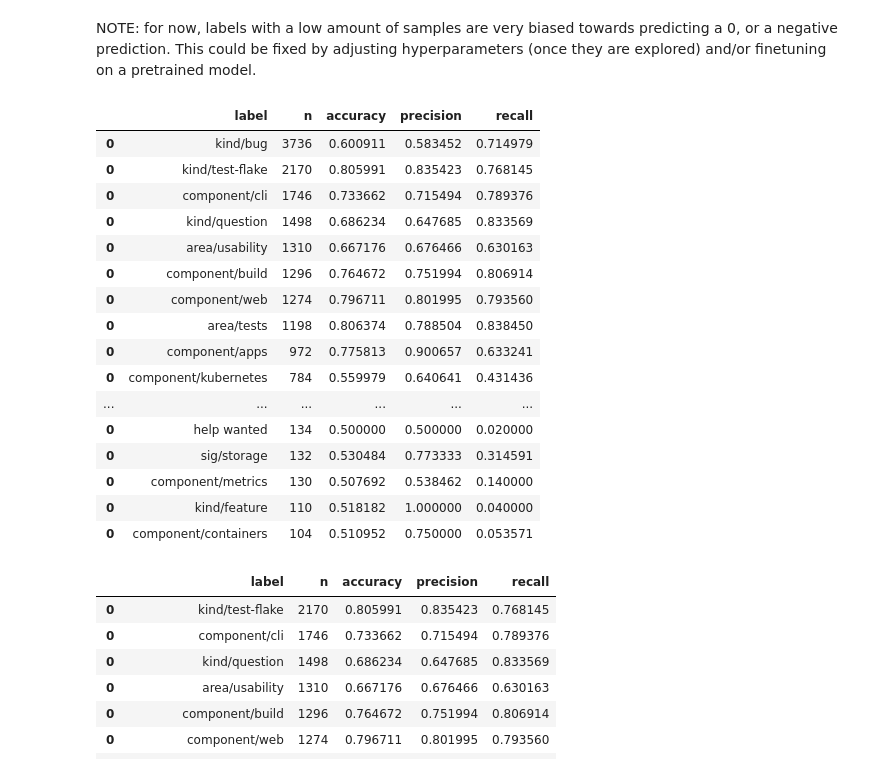
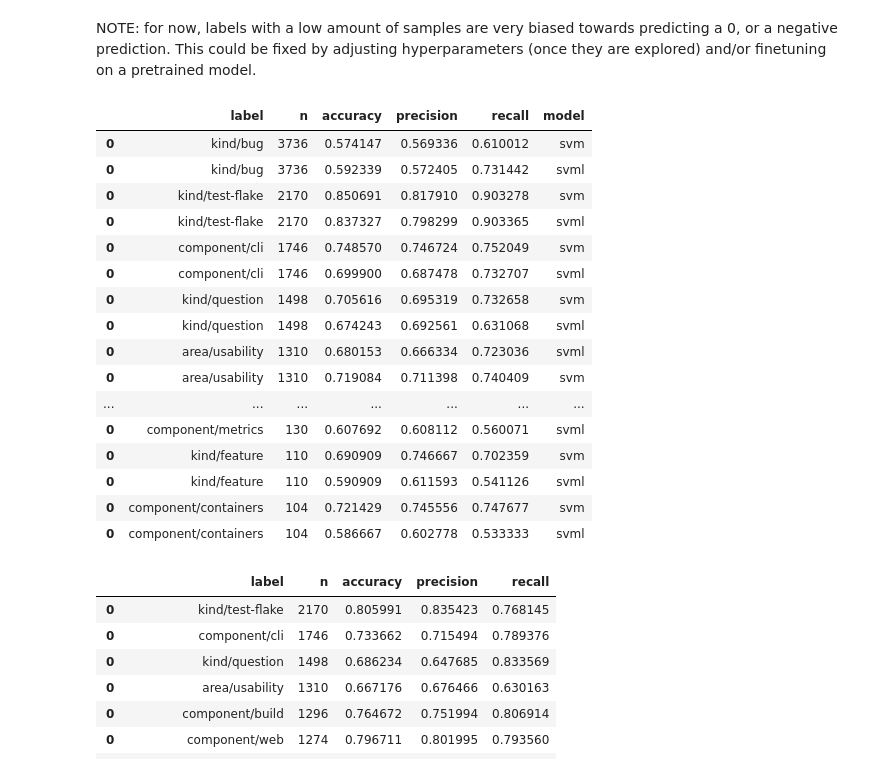
Before and after one commit to antter/github-labeler, a Jupyter notebook: models/fastText_expirements.ipynb, the cells around one changed output. Cells and saved outputs as stored; diff of their text form; code cells hidden in the pictures.

Commit message:
added functionality for other models and preprocessing methods

```diff
--- a/models/fastText_expirements.ipynb
+++ b/models/fastText_expirements.ipynb
@@ -267,0 +276,19 @@ ax.set_xlim((0, 6))
+# %%
+# hacky way to make tfidf work on also tokenized text
+
+
+def dummy_fun(doc):
+    return doc
+
+
+tfidf = TfidfVectorizer(
+    analyzer="word", tokenizer=dummy_fun, preprocessor=dummy_fun, token_pattern=None
+)
+
+tfidf.fit(issues_df.processed.values)
+
+cv = CountVectorizer(
+    analyzer="word", tokenizer=dummy_fun, preprocessor=dummy_fun, token_pattern=None
+)
+
+cv.fit(issues_df.processed.values)
@@ -310,5 +341,3 @@ def get_subdataset(label):
     x = pd.concat((final_neg_samples, pos_samples))
     y = np.concatenate((np.zeros(len(final_neg_samples)), np.ones(len(pos_samples))))
     return x, y.astype(int)
-# %%
-x, y = get_subdataset("kind/question")
@@ -350,5 +394,5 @@ class SVM()
 # %%
-def predict_label(label, k=5, model_class=FT_Model_2):
+def predict_label(label, k=5, model_class=FtModel):
     """
     validates fastText model on the given label, using k-fold cross validation
     """
@@ -376,33 +420,40 @@ def predict_label(label, k=5, model_class=FT_Model_2):
 # %%
 predicted_labels = []
 for label in final_labels:
-    predicted_labels.append(predict_label(label))
+    pred_2 = predict_label(label, model_class=SVM)
+    pred_3 = predict_label(label, model_class=SVML)
+    pred_2["model"] = "svm"
+    pred_3["model"] = "svml"
+    predicted_labels.append(pred_2)
+    predicted_labels.append(pred_3)
 # %% [markdown]
 NOTE: for now, labels with a low amount of samples are very biased towards predicting a 0, or a negative prediction. This could be fixed by adjusting hyperparameters (once they are explored) and/or finetuning on a pretrained model.
 # %%
 # save and print the validation results
+
+pd.set_option("display.max_rows", 150)
 
 results_df = pd.concat(predicted_labels).sort_values("n", ascending=False)
 
 results_df
 # %% [output]
-|  | label | n | accuracy | precision | recall |
-| 0 | kind/bug | 3736 | 0.600911 | 0.583452 | 0.714979 |
-| 0 | kind/test-flake | 2170 | 0.805991 | 0.835423 | 0.768145 |
-| 0 | component/cli | 1746 | 0.733662 | 0.715494 | 0.789376 |
-| 0 | kind/question | 1498 | 0.686234 | 0.647685 | 0.833569 |
-| 0 | area/usability | 1310 | 0.667176 | 0.676466 | 0.630163 |
-| 0 | component/build | 1296 | 0.764672 | 0.751994 | 0.806914 |
-| 0 | component/web | 1274 | 0.796711 | 0.801995 | 0.793560 |
-| 0 | area/tests | 1198 | 0.806374 | 0.788504 | 0.838450 |
-| 0 | component/apps | 972 | 0.775813 | 0.900657 | 0.633241 |
-| 0 | component/kubernetes | 784 | 0.559979 | 0.640641 | 0.431436 |
-| ... | ... | ... | ... | ... | ... |
-| 0 | help wanted | 134 | 0.500000 | 0.500000 | 0.020000 |
-| 0 | sig/storage | 132 | 0.530484 | 0.773333 | 0.314591 |
-| 0 | component/metrics | 130 | 0.507692 | 0.538462 | 0.140000 |
-| 0 | kind/feature | 110 | 0.518182 | 1.000000 | 0.040000 |
-| 0 | component/containers | 104 | 0.510952 | 0.750000 | 0.053571 |
+|  | label | n | accuracy | precision | recall | model |
+| 0 | kind/bug | 3736 | 0.574147 | 0.569336 | 0.610012 | svm |
+| 0 | kind/bug | 3736 | 0.592339 | 0.572405 | 0.731442 | svml |
+| 0 | kind/test-flake | 2170 | 0.850691 | 0.817910 | 0.903278 | svm |
+| 0 | kind/test-flake | 2170 | 0.837327 | 0.798299 | 0.903365 | svml |
+| 0 | component/cli | 1746 | 0.748570 | 0.746724 | 0.752049 | svm |
+| 0 | component/cli | 1746 | 0.699900 | 0.687478 | 0.732707 | svml |
+| 0 | kind/question | 1498 | 0.705616 | 0.695319 | 0.732658 | svm |
+| 0 | kind/question | 1498 | 0.674243 | 0.692561 | 0.631068 | svml |
+| 0 | area/usability | 1310 | 0.680153 | 0.666334 | 0.723036 | svml |
+| 0 | area/usability | 1310 | 0.719084 | 0.711398 | 0.740409 | svm |
+| ... | ... | ... | ... | ... | ... | ... |
+| 0 | component/metrics | 130 | 0.607692 | 0.608112 | 0.560071 | svml |
+| 0 | kind/feature | 110 | 0.690909 | 0.746667 | 0.702359 | svm |
+| 0 | kind/feature | 110 | 0.590909 | 0.611593 | 0.541126 | svml |
+| 0 | component/containers | 104 | 0.721429 | 0.745556 | 0.747677 | svm |
+| 0 | component/containers | 104 | 0.586667 | 0.602778 | 0.533333 | svml |
 # %%
 # set conditions for saving the model of a potential label
 
```
Also changed, not shown: parts of 6 cells of this notebook.
